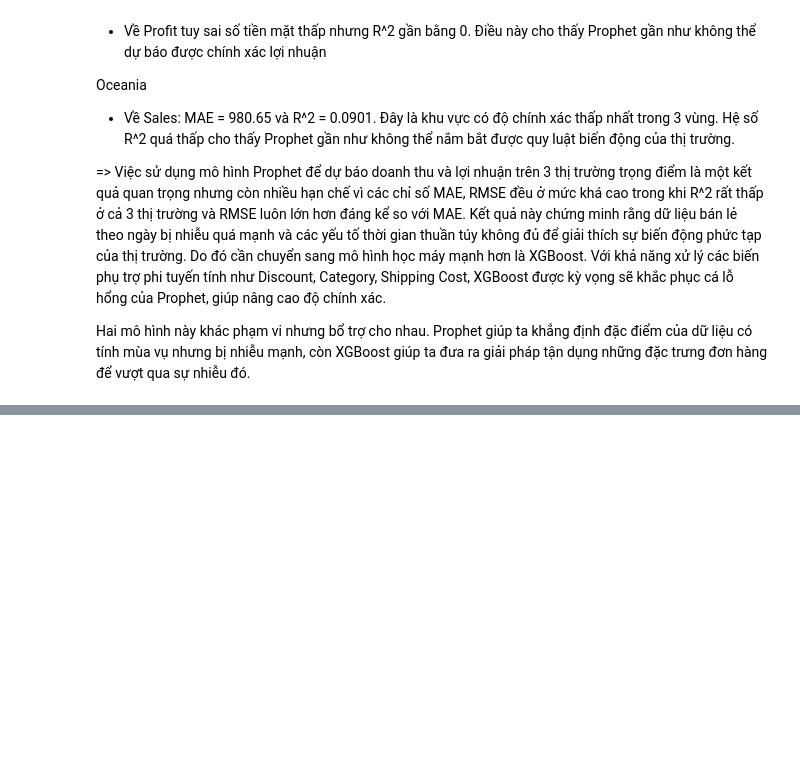
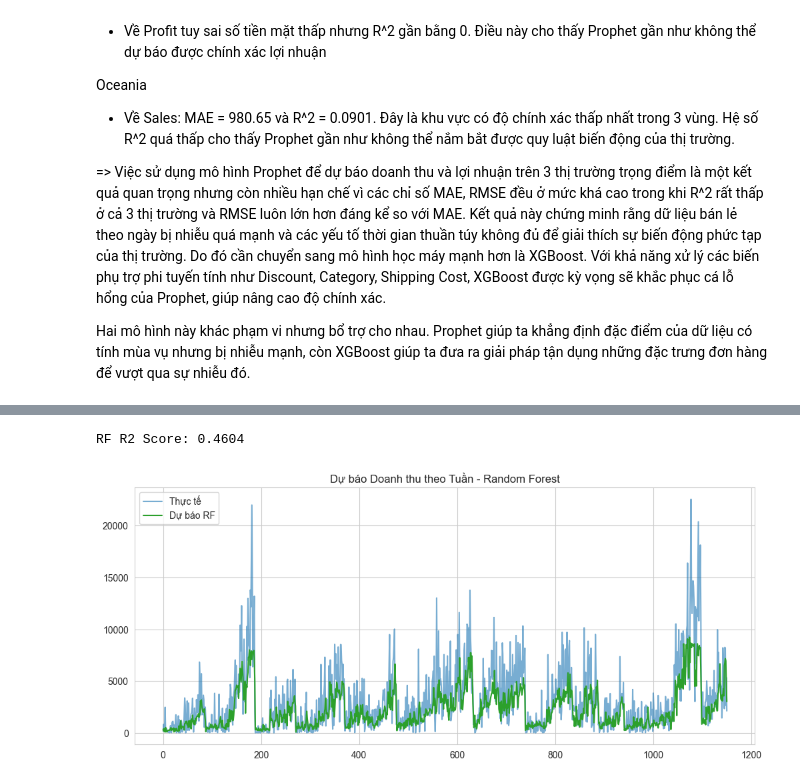
Before and after one commit to TranggVu/TranggVu_GlobalSuperStore, a Jupyter notebook: Global_Superstore.ipynb, the cells around one changed output, grey strips where cells are left out. Cells and saved outputs as stored; diff of their text form; code cells hidden in the pictures; blank space fills up the shorter version.

```diff
--- a/Global_Superstore.ipynb
+++ b/Global_Superstore.ipynb
@@ -1109,0 +830,51 @@ WAPE     : 62.67%
+# %%
+# --- Bước 1: Tiền xử lý & Chống Leakage ---
+od['Order Date'] = pd.to_datetime(od['Order Date'])
+# Tính ngưỡng 95% chỉ trên dữ liệu trước 2015
+sales_limit = od[od['Order Date'] < '2015-01-01']['Sales'].quantile(0.95)
+od['Sales_Cleaned'] = od['Sales'].clip(upper=sales_limit)
+
+# Gộp theo Tuần và Vùng
+data_rf = od.set_index('Order Date').groupby([pd.Grouper(freq='W'), 'Region']).agg({
+    'Sales_Cleaned': 'sum', 'Discount': 'mean', 'Quantity': 'sum'
+}).reset_index()
+data_rf.columns = ['ds', 'region', 'y', 'discount', 'quantity']
+
+# --- Bước 2: Feature Engineering ---
+def rf_features(df):
+    df = df.copy().sort_values(['region', 'ds'])
+    df['week'] = df['ds'].dt.isocalendar().week.astype(int)
+    df['month'] = df['ds'].dt.month
+    df['year'] = df['ds'].dt.year
+
+    # Lag & Rolling (Tuyệt đối dùng shift để chống leak)
+    for l in [1, 4, 52]:
+        df[f'lag_{l}'] = df.groupby('region')['y'].shift(l)
+    df['roll_mean_4'] = df.groupby('region')['lag_1'].transform(lambda x: x.rolling(4).mean())
+
+    le = LabelEncoder()
+    df['region_enc'] = le.fit_transform(df['region'])
+    return df.dropna()
+
+data_rf_final = rf_features(data_rf)
+train = data_rf_final[data_rf_final['ds'] < '2015-01-01']
+test = data_rf_final[data_rf_final['ds'] >= '2015-01-01']
+
+features = ['region_enc', 'week', 'month', 'year', 'lag_1', 'lag_4', 'lag_52', 'roll_mean_4']
+
+# --- Bước 3: Huấn luyện & Vẽ biểu đồ ---
+rf_model = RandomForestRegressor(n_estimators=500, max_depth=10, random_state=42)
+rf_model.fit(train[features], np.log1p(train['y']))
+
+y_pred_rf = np.expm1(rf_model.predict(test[features]))
+print(f"RF R2 Score: {r2_score(test['y'], y_pred_rf):.4f}")
+
+plt.figure(figsize=(12, 5))
+plt.plot(test['y'].values, label='Thực tế', color='tab:blue', alpha=0.6)
+plt.plot(y_pred_rf, label='Dự báo RF', color='tab:green')
+plt.title('Dự báo Doanh thu theo Tuần - Random Forest')
+plt.legend()
+plt.show()
+# %% [output]
+RF R2 Score: 0.4604
+[figure, added]
```
Also changed, not shown: parts of 7 cells of this notebook.
